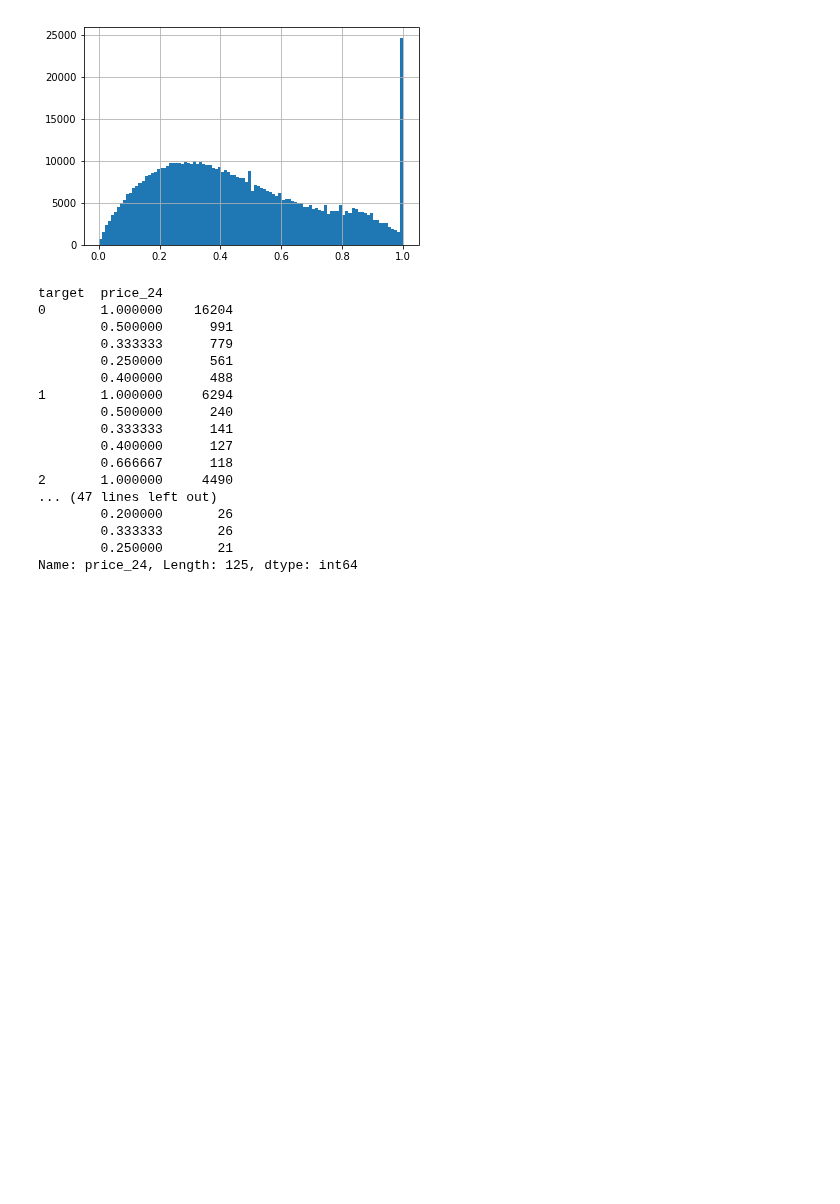
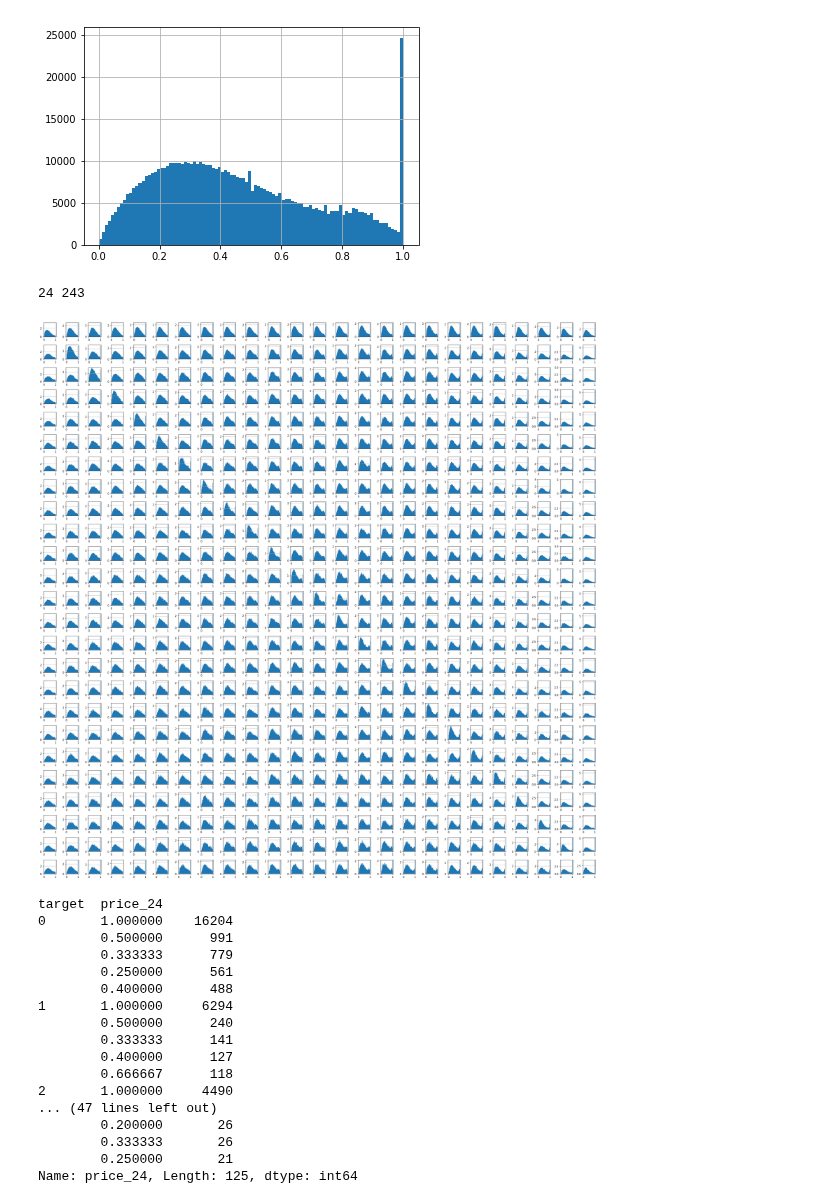
Before and after one commit to samshipengs/naps, a Jupyter notebook: price24.ipynb, the cells around one changed output. Drawn from its saved outputs; the diff is of its cells as text; code cells hidden in the pictures; blank space fills up the shorter version.

Commit message:
price_i column of target i corresponds to a skew on the left

```diff
--- a/price24.ipynb
+++ b/price24.ipynb
@@ -30,3 +37,14 @@ train_input.price_10.hist(bins=100)
+# %%
+fig, axes = plt.subplots(ncols=25, nrows=25, figsize=(30,30))
+for i in range(25):
+    for j in range(25):
+        print(i, j, end='\r')
+        df_ij = train_input[train_input.target==i][f'price_{j}']
+        df_ij.hist(bins=50, ax=axes[i, j], density=True)
+plt.tight_layout()
+# %% [output]
+24 243
+[figure, added]
 # %%
 train_input.groupby('target')['price_24'].value_counts().groupby(level=0).head()
 # %% [output]
```
Also changed, not shown: parts of 17 cells of this notebook.
